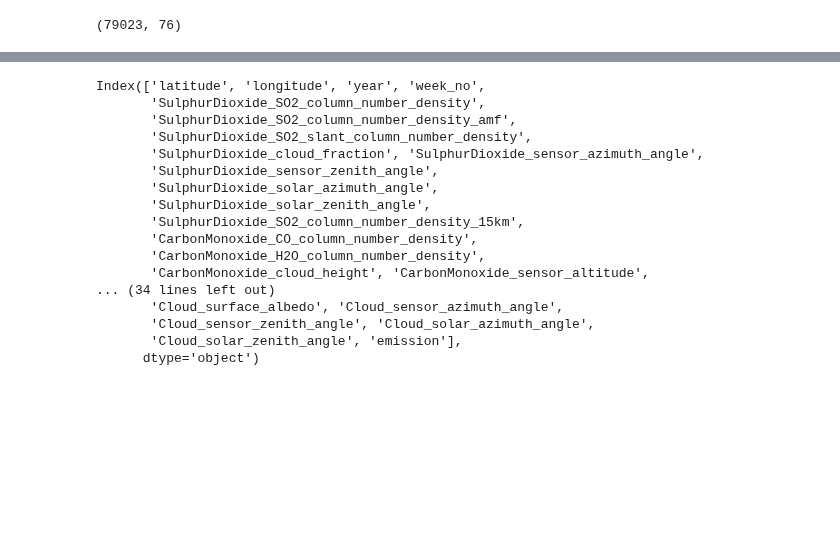
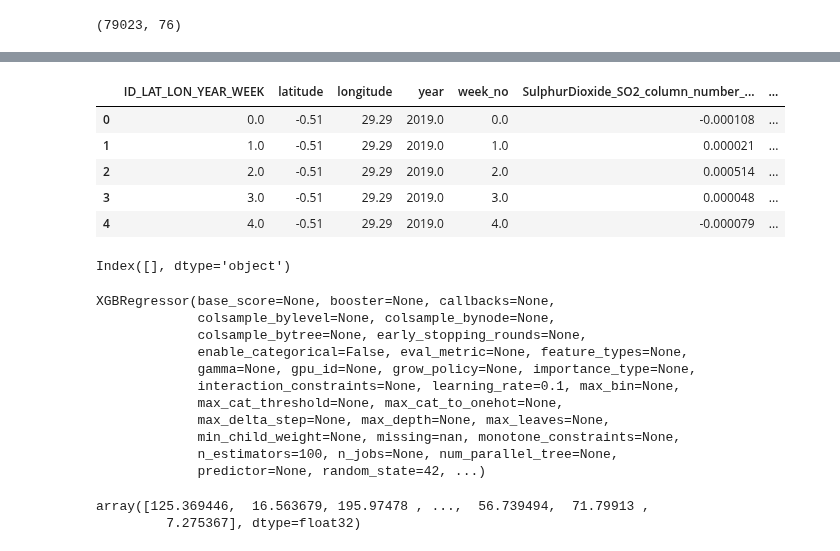
Before and after one commit to ShubhamGupta2505/Dataset-Analysis-Visualization, a Jupyter notebook: xgboostregressor.ipynb, the cells around one changed output, grey strips where cells are left out. Saved outputs shown, nothing was run; the diff lists cells and outputs as text; code cells hidden in the pictures; blank space fills up the shorter version.

```diff
--- a/xgboostregressor.ipynb
+++ b/xgboostregressor.ipynb
@@ -72,13 +54,13 @@ Index(['SulphurDioxide_SO2_column_number_density',
 # %%
-train = train.drop(['UvAerosolLayerHeight_aerosol_height',
-       'UvAerosolLayerHeight_aerosol_pressure',
-       'UvAerosolLayerHeight_aerosol_optical_depth',
-       'UvAerosolLayerHeight_sensor_zenith_angle',
-       'UvAerosolLayerHeight_sensor_azimuth_angle',
-       'UvAerosolLayerHeight_solar_azimuth_angle',
-       'UvAerosolLayerHeight_solar_zenith_angle'],axis=1)
+# train = train.drop(['UvAerosolLayerHeight_aerosol_height',
+#        'UvAerosolLayerHeight_aerosol_pressure',
+#        'UvAerosolLayerHeight_aerosol_optical_depth',
+#        'UvAerosolLayerHeight_sensor_zenith_angle',
+#        'UvAerosolLayerHeight_sensor_azimuth_angle',
+#        'UvAerosolLayerHeight_solar_azimuth_angle',
+#        'UvAerosolLayerHeight_solar_zenith_angle'],axis=1)
 # %%
-train =  train.drop(['ID_LAT_LON_YEAR_WEEK'],axis=1)
+# train =  train.drop(['ID_LAT_LON_YEAR_WEEK'],axis=1)
 # %%
 train.describe()
 # %% [output]
@@ -115,3 +101,9 @@ train.describe()
+# %%
+from sklearn.preprocessing import LabelEncoder
+
+# Assuming 'categorical_column' is the name of your categorical column
+label_encoder = LabelEncoder()
+train['ID_LAT_LON_YEAR_WEEK'] = label_encoder.fit_transform(train['ID_LAT_LON_YEAR_WEEK'])
 # %%
 from sklearn.impute import SimpleImputer
 imputer = SimpleImputer(missing_values=np.nan, strategy='mean')
@@ -146,20 +116,11 @@ print(train)
-# %%
-train.columns
-# %% [output]
-Index(['latitude', 'longitude', 'year', 'week_no',
-       'SulphurDioxide_SO2_column_number_density',
-       'SulphurDioxide_SO2_column_number_density_amf',
-       'SulphurDioxide_SO2_slant_column_number_density',
-       'SulphurDioxide_cloud_fraction', 'SulphurDioxide_sensor_azimuth_angle',
-       'SulphurDioxide_sensor_zenith_angle',
-       'SulphurDioxide_solar_azimuth_angle',
-       'SulphurDioxide_solar_zenith_angle',
-       'SulphurDioxide_SO2_column_number_density_15km',
-       'CarbonMonoxide_CO_column_number_density',
-       'CarbonMonoxide_H2O_column_number_density',
-       'CarbonMonoxide_cloud_height', 'CarbonMonoxide_sensor_altitude',
-... (34 lines left out)
-       'Cloud_surface_albedo', 'Cloud_sensor_azimuth_angle',
-       'Cloud_sensor_zenith_angle', 'Cloud_solar_azimuth_angle',
-       'Cloud_solar_zenith_angle', 'emission'],
-      dtype='object')
+# %%
+imputed_df = pd.DataFrame(train1, columns=train.columns)
+# %%
+imputed_df.head()
+# %% [output]
+|  | ID_LAT_LON_YEAR_WEEK | latitude | longitude | year | week_no | SulphurDioxide_SO2_column_number_... | ... |
+| 0 | 0.0 | -0.51 | 29.29 | 2019.0 | 0.0 | -0.000108 | ... |
+| 1 | 1.0 | -0.51 | 29.29 | 2019.0 | 1.0 | 0.000021 | ... |
+| 2 | 2.0 | -0.51 | 29.29 | 2019.0 | 2.0 | 0.000514 | ... |
+| 3 | 3.0 | -0.51 | 29.29 | 2019.0 | 3.0 | 0.000048 | ... |
+| 4 | 4.0 | -0.51 | 29.29 | 2019.0 | 4.0 | -0.000079 | ... |
@@ -165,0 +129,4 @@ Index(['latitude', 'longitude', 'year', 'week_no',
+# %%
+categorical_columns
+# %% [output]
+Index([], dtype='object')
@@ -165,0 +143,21 @@ Index(['latitude', 'longitude', 'year', 'week_no',
+# %%
+model = XGBRegressor(n_estimators=100, learning_rate=0.1, random_state=42)
+model.fit(X_train, y_train)
+# %% [output]
+XGBRegressor(base_score=None, booster=None, callbacks=None,
+             colsample_bylevel=None, colsample_bynode=None,
+             colsample_bytree=None, early_stopping_rounds=None,
+             enable_categorical=False, eval_metric=None, feature_types=None,
+             gamma=None, gpu_id=None, grow_policy=None, importance_type=None,
+             interaction_constraints=None, learning_rate=0.1, max_bin=None,
+             max_cat_threshold=None, max_cat_to_onehot=None,
+             max_delta_step=None, max_depth=None, max_leaves=None,
+             min_child_weight=None, missing=nan, monotone_constraints=None,
+             n_estimators=100, n_jobs=None, num_parallel_tree=None,
+             predictor=None, random_state=42, ...)
+# %%
+y_pred = model.predict(X_test)
+y_pred
+# %% [output]
+array([125.369446,  16.563679, 195.97478 , ...,  56.739494,  71.79913 ,
+         7.275367], dtype=float32)
```
Also changed, not shown: parts of 14 cells of this notebook.
